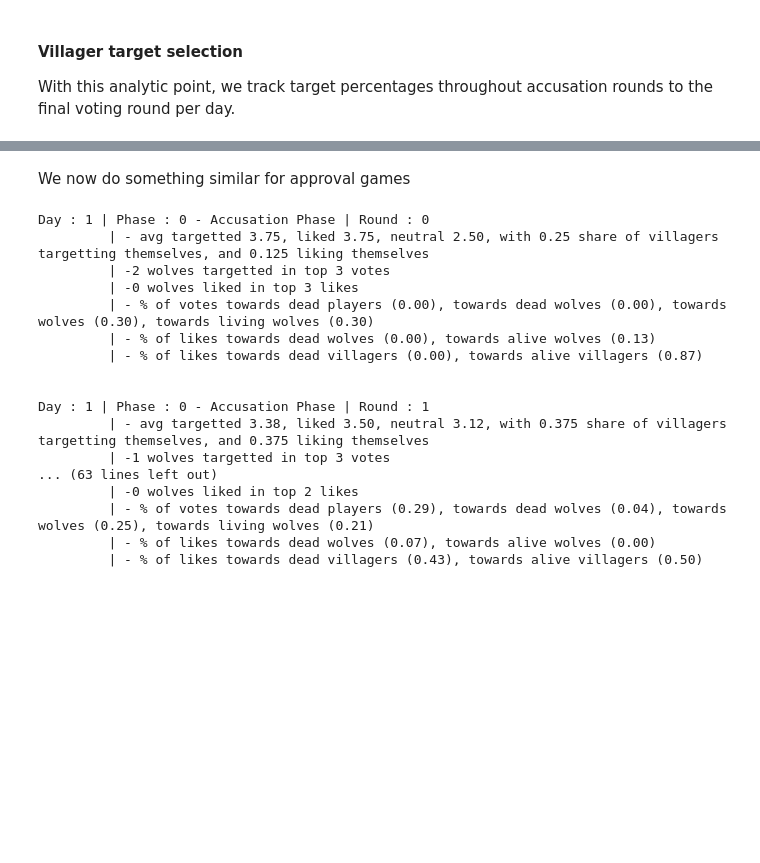
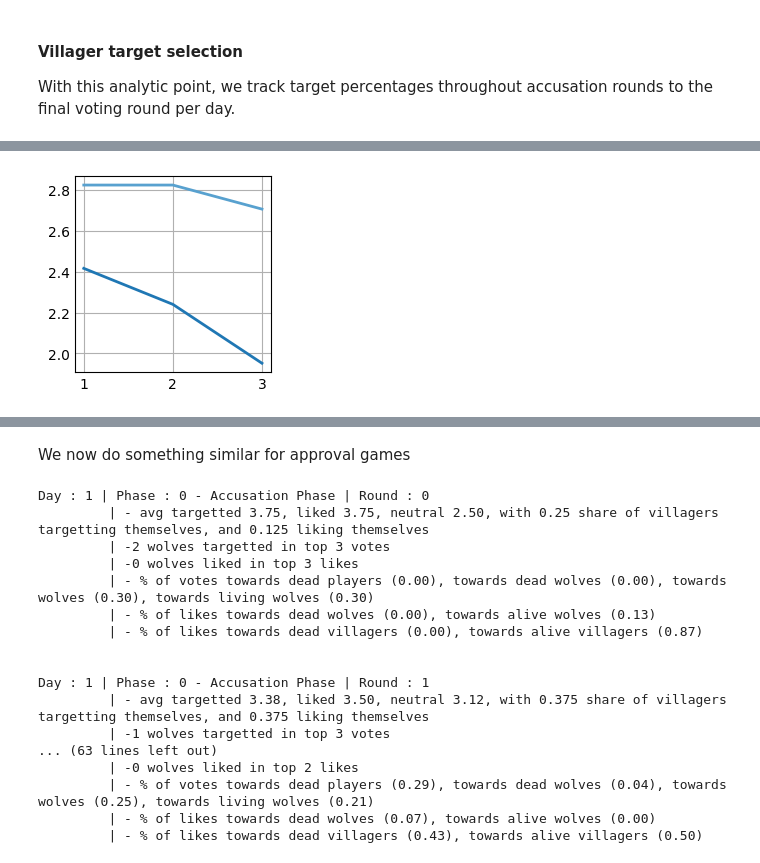
Before and after one commit to ggsavin/voting-games, a Jupyter notebook: project-book/_build/jupyter_execute/stats_and_visualize.ipynb, the cells around one changed output, grey strips where cells are left out. Drawn from its saved outputs; the diff is of its cells as text; code cells hidden in the pictures; blank space fills up the shorter version.

```diff
--- a/project-book/_build/jupyter_execute/stats_and_visualize.ipynb
+++ b/project-book/_build/jupyter_execute/stats_and_visualize.ipynb
@@ -464,0 +545,19 @@ game_avg_records(trained_plurality_villager_wins, game_per_day_target_indicators
+# %%
+plt.style.use('_mpl-gallery')
+
+# make data
+x = [1,2,3]
+y = stacked[:,:,0][3]
+
+# plot
+fig, ax = plt.subplots()
+
+ax.plot(x, y, linewidth=2.0)
+ax.plot(x, stacked_untracked[:,:,0][3], linewidth=2.0)
+
+# ax.set(xlim=(0, 8), xticks=np.arange(1, 8),
+#        ylim=(0, 8), yticks=np.arange(1, 8))
+
+plt.show()
+# %% [output]
+[figure, added]
```
Also changed, not shown: parts of 44 cells of this notebook, 21 other files.
